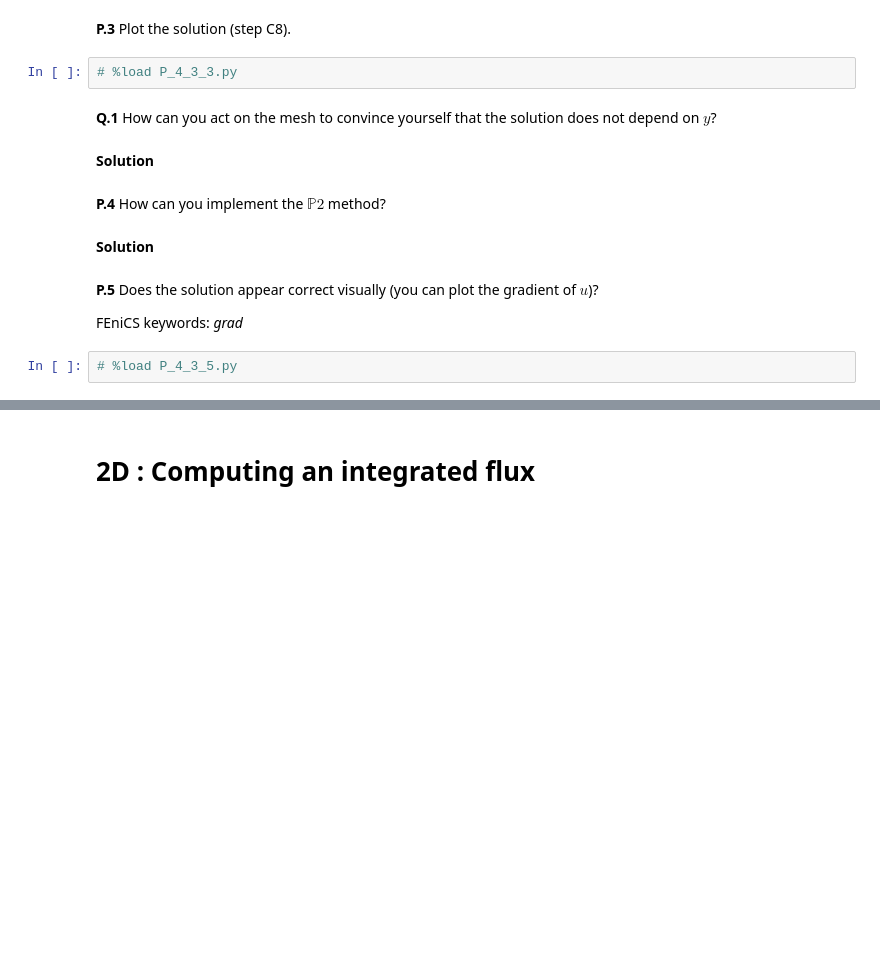
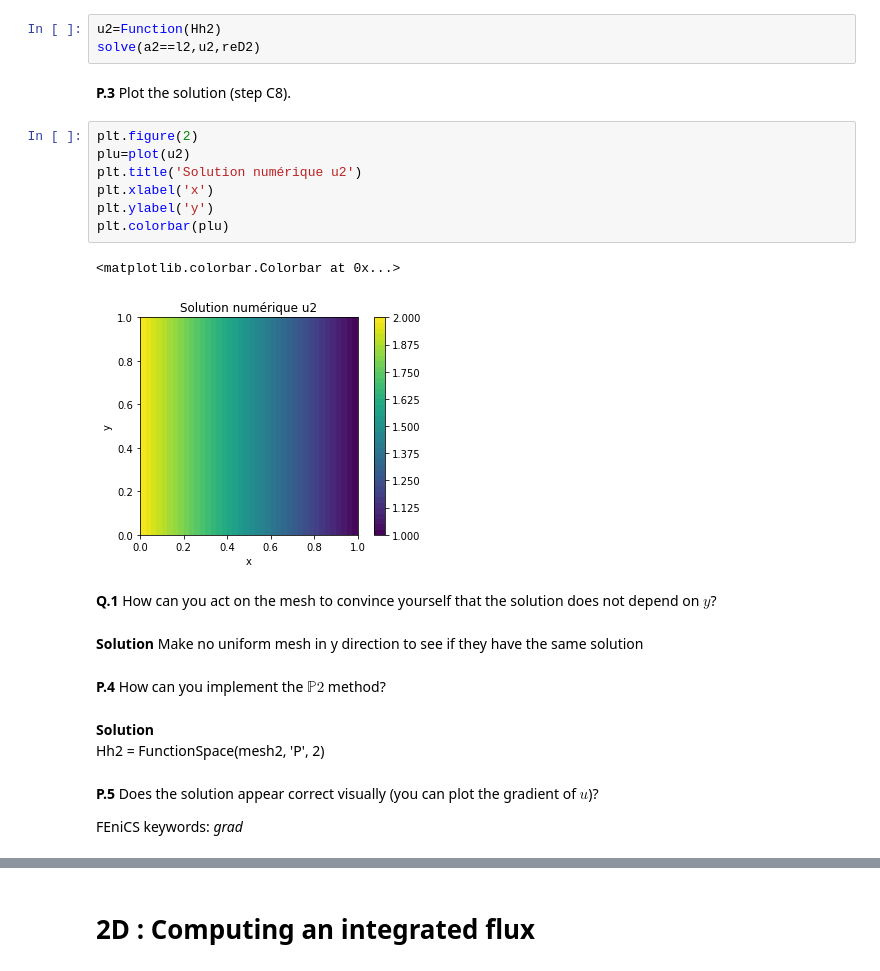
Before and after one commit to lcs27/PDE-CS, a Jupyter notebook: TD6_TD7_EN.ipynb, the cells around one changed output, grey strips where cells are left out. Cells and saved outputs as stored; diff of their text form; blank space fills up the shorter version.

```diff
--- a/TD6_TD7_EN.ipynb
+++ b/TD6_TD7_EN.ipynb
@@ -444,18 +565,29 @@ ds2 = Measure("ds", domain=mesh2, subdomain_data=boundaries2)
+# %%
+u2=Function(Hh2)
+solve(a2==l2,u2,reD2)
 # %% [markdown]
 **P.3** Plot the solution (step C8).
-# %%
-# %load P_4_3_3.py
+# %%
+plt.figure(2)
+plu=plot(u2)
+plt.title('Solution numérique u2')
+plt.xlabel('x')
+plt.ylabel('y')
+plt.colorbar(plu)
+# %% [output]
+<matplotlib.colorbar.Colorbar at 0x...>
+[figure, added]
 # %% [markdown]
 **Q.1** How can you act on the mesh to convince yourself that the solution does not depend on $y$?
-# %% [markdown]
-**Solution**
+# %% [markdown]
+**Solution**
+Make no uniform mesh in y direction to see if they have the same solution
 # %% [markdown]
 **P.4** How can you implement the $\mathbb{P}2$ method?
-# %% [markdown]
-**Solution**
+# %% [markdown]
+**Solution**
+Hh2 = FunctionSpace(mesh2, 'P', 2)
 # %% [markdown]
 **P.5** Does the solution appear correct visually (you can plot the gradient of $u$)?
 
 FEniCS keywords: *grad*
-# %%
-# %load P_4_3_5.py
```
Also changed, not shown: parts of 66 cells of this notebook, 2 other files.
